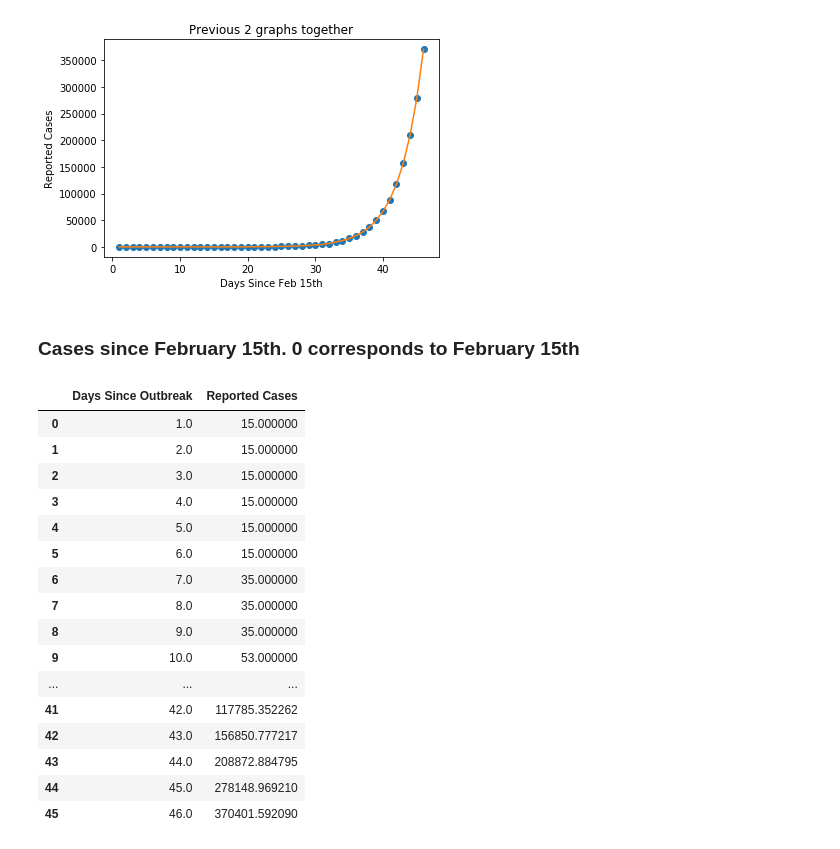
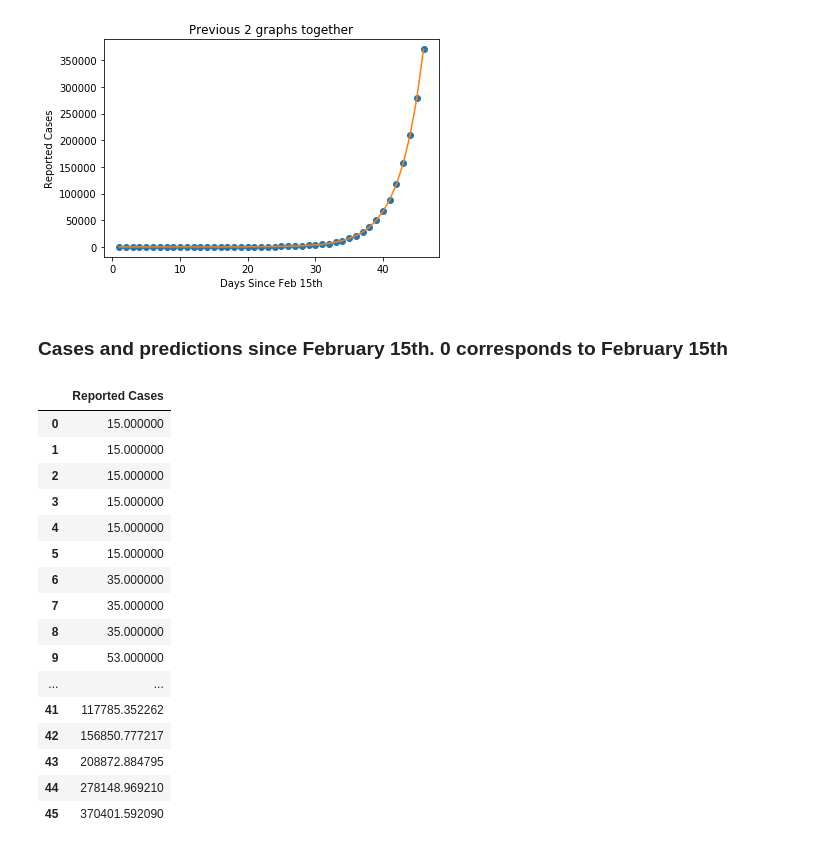
Before and after one commit to miguelgd54/Corona-Virus-Case-Prediction, a Jupyter notebook: Corona/Corona Virus.ipynb, the cells around one changed output. Cells and saved outputs as stored; diff of their text form; code cells hidden in the pictures.

```diff
--- a/Corona/Corona Virus.ipynb
+++ b/Corona/Corona Virus.ipynb
@@ -70,24 +70,24 @@ plt.show()
 everything = np.array([final_x,final_y]).T
 df = pd.DataFrame(everything,columns = ['Days Since Outbreak','Reported Cases'])
 # %% [markdown]
-### Cases since February 15th. 0 corresponds to February 15th
+### Cases and predictions since February 15th. 0 corresponds to February 15th
 # %%
-df
+df[["Reported Cases"]]
 # %% [output]
-|  | Days Since Outbreak | Reported Cases |
-| 0 | 1.0 | 15.000000 |
-| 1 | 2.0 | 15.000000 |
-| 2 | 3.0 | 15.000000 |
-| 3 | 4.0 | 15.000000 |
-| 4 | 5.0 | 15.000000 |
-| 5 | 6.0 | 15.000000 |
-| 6 | 7.0 | 35.000000 |
-| 7 | 8.0 | 35.000000 |
-| 8 | 9.0 | 35.000000 |
-| 9 | 10.0 | 53.000000 |
-| ... | ... | ... |
-| 41 | 42.0 | 117785.352262 |
-| 42 | 43.0 | 156850.777217 |
-| 43 | 44.0 | 208872.884795 |
-| 44 | 45.0 | 278148.969210 |
-| 45 | 46.0 | 370401.592090 |
+|  | Reported Cases |
+| 0 | 15.000000 |
+| 1 | 15.000000 |
+| 2 | 15.000000 |
+| 3 | 15.000000 |
+| 4 | 15.000000 |
+| 5 | 15.000000 |
+| 6 | 35.000000 |
+| 7 | 35.000000 |
+| 8 | 35.000000 |
+| 9 | 53.000000 |
+| ... | ... |
+| 41 | 117785.352262 |
+| 42 | 156850.777217 |
+| 43 | 208872.884795 |
+| 44 | 278148.969210 |
+| 45 | 370401.592090 |
```
